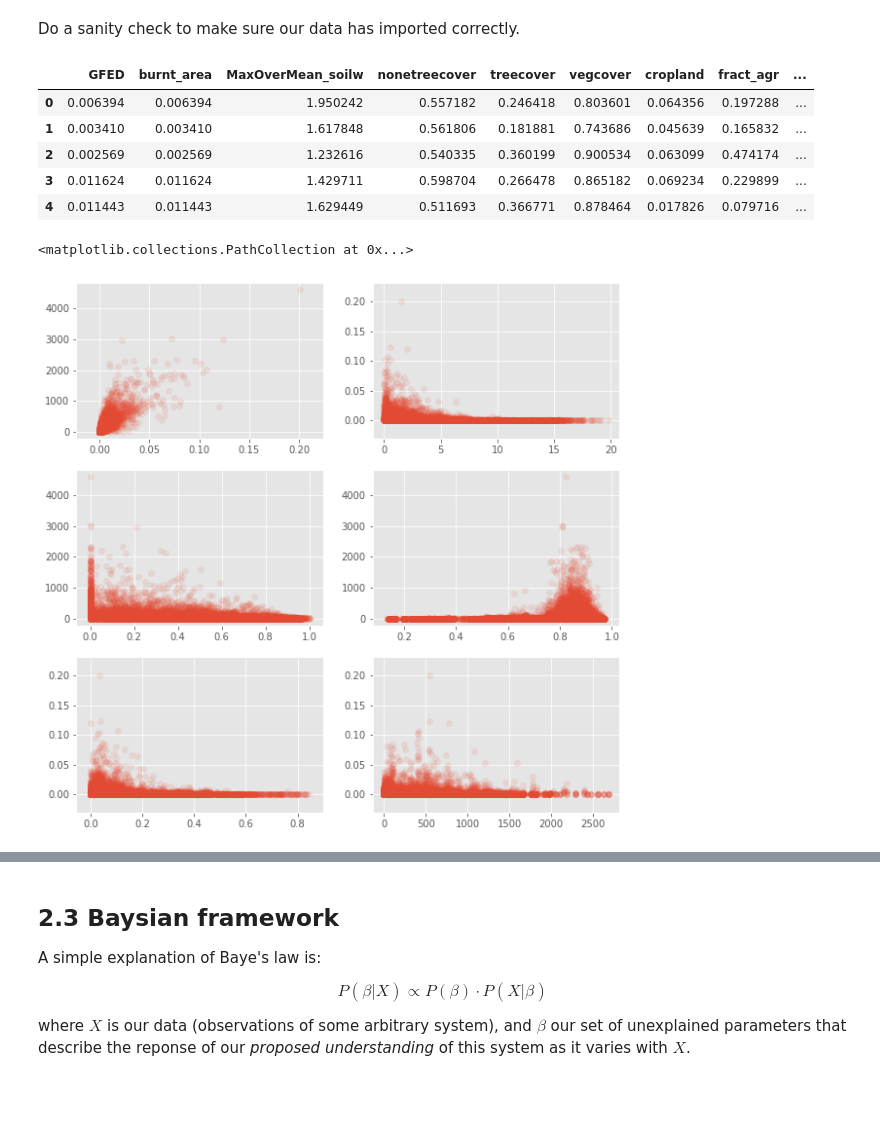
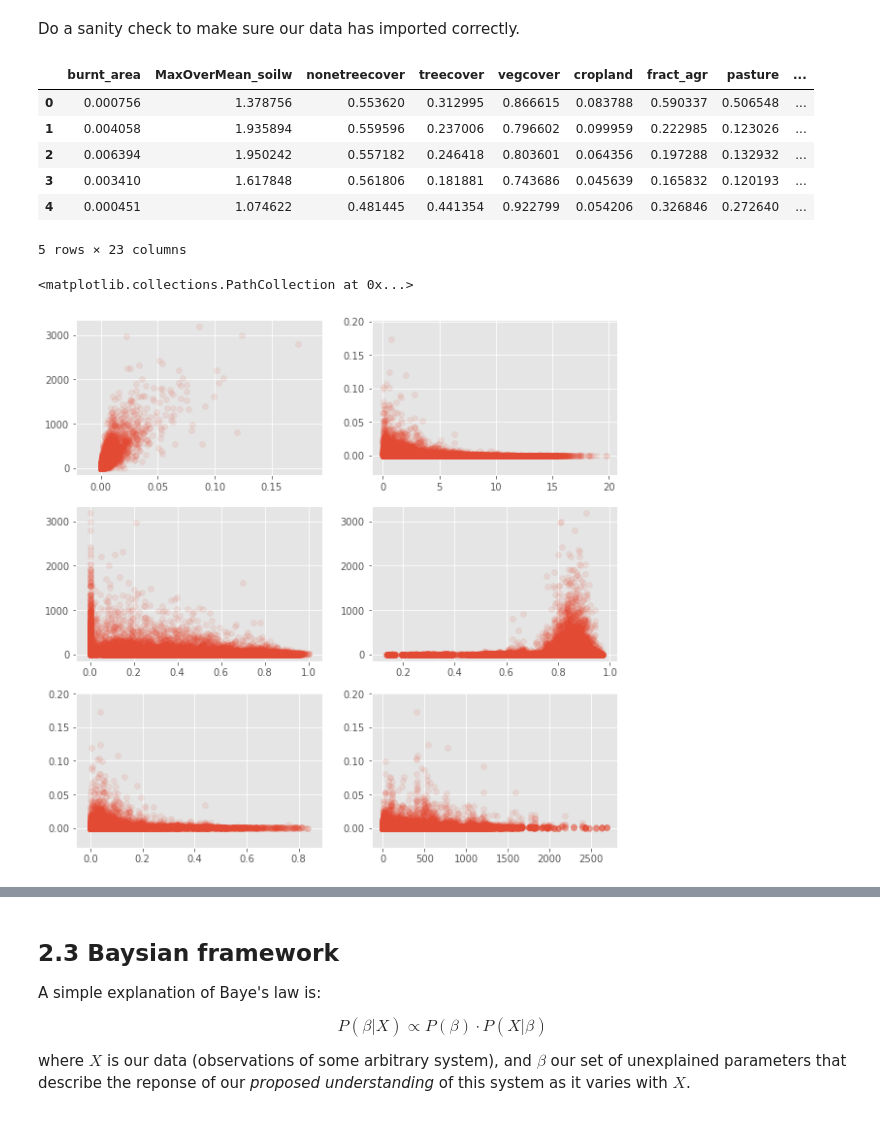
Before and after one commit to douglask3/amazon_fires, a Jupyter notebook: optimise_run_model/bayesian_inference.ipynb, the cells around one changed output, grey strips where cells are left out. Saved outputs shown, nothing was run; the diff lists cells and outputs as text; code cells hidden in the pictures.

```diff
--- a/optimise_run_model/bayesian_inference.ipynb
+++ b/optimise_run_model/bayesian_inference.ipynb
@@ -188,6 +189,7 @@ def load_with_buffer(filename, line_select, **kwargs):
             lineN += 1
             if lineN == 0 or lineN == line_select[count]:
                 s_buf.write(line)
+
                 count += 1
                 if count == len(line_select): break
 
@@ -205,6 +207,7 @@ DATAPATH = os.path.expanduser(datPath)
 nlines      = file_len(DATAPATH)
 npoints     = round(sample_pc * nlines / 100)
 line_select = np.random.choice(range(0, nlines), npoints, False)
+line_select = line_select[line_select > 0]
 fd          = load_with_buffer(DATAPATH, line_select)
 # %% [markdown]
 
@@ -212,29 +215,30 @@ Do a sanity check to make sure our data has imported correctly.
 # %%
 fd.head()
 # %% [output]
-|  | GFED | burnt_area | MaxOverMean_soilw | nonetreecover | treecover | vegcover | cropland | fract_agr | ... |
-| 0 | 0.006394 | 0.006394 | 1.950242 | 0.557182 | 0.246418 | 0.803601 | 0.064356 | 0.197288 | ... |
-| 1 | 0.003410 | 0.003410 | 1.617848 | 0.561806 | 0.181881 | 0.743686 | 0.045639 | 0.165832 | ... |
-| 2 | 0.002569 | 0.002569 | 1.232616 | 0.540335 | 0.360199 | 0.900534 | 0.063099 | 0.474174 | ... |
-| 3 | 0.011624 | 0.011624 | 1.429711 | 0.598704 | 0.266478 | 0.865182 | 0.069234 | 0.229899 | ... |
-| 4 | 0.011443 | 0.011443 | 1.629449 | 0.511693 | 0.366771 | 0.878464 | 0.017826 | 0.079716 | ... |
+|  | burnt_area | MaxOverMean_soilw | nonetreecover | treecover | vegcover | cropland | fract_agr | pasture | ... |
+| 0 | 0.000756 | 1.378756 | 0.553620 | 0.312995 | 0.866615 | 0.083788 | 0.590337 | 0.506548 | ... |
+| 1 | 0.004058 | 1.935894 | 0.559596 | 0.237006 | 0.796602 | 0.099959 | 0.222985 | 0.123026 | ... |
+| 2 | 0.006394 | 1.950242 | 0.557182 | 0.246418 | 0.803601 | 0.064356 | 0.197288 | 0.132932 | ... |
+| 3 | 0.003410 | 1.617848 | 0.561806 | 0.181881 | 0.743686 | 0.045639 | 0.165832 | 0.120193 | ... |
+| 4 | 0.000451 | 1.074622 | 0.481445 | 0.441354 | 0.922799 | 0.054206 | 0.326846 | 0.272640 | ... |
+5 rows × 23 columns
 # %%
 plt.figure(figsize=(10,10))
 plt.subplot(321)
-plt.scatter(fd['GFED'], fd['firecount'], alpha = 0.1)
+plt.scatter(fd['burnt_area'], fd['firecount'], alpha = 0.1)
 plt.subplot(322)
 plt.scatter(fd['precip'], fd['burnt_area'], alpha = 0.1)
 plt.subplot(323)
 plt.scatter(fd['soilw'], fd['firecount'], alpha = 0.1)
 plt.subplot(324)
 plt.scatter(fd['vegcover'], fd['firecount'], alpha = 0.1)
 plt.subplot(325)
 plt.scatter(fd['cropland'], fd['burnt_area'], alpha = 0.1)
 plt.subplot(326)
 plt.scatter(fd['lightning'], fd['burnt_area'], alpha = 0.1)
 # %% [output]
 <matplotlib.collections.PathCollection at 0x...>
-[figure, old version]
+[figure, new version]
 # %%
 fd.info()
 print(fd.max())
```
Also changed, not shown: parts of 8 cells of this notebook, 1 other file.
